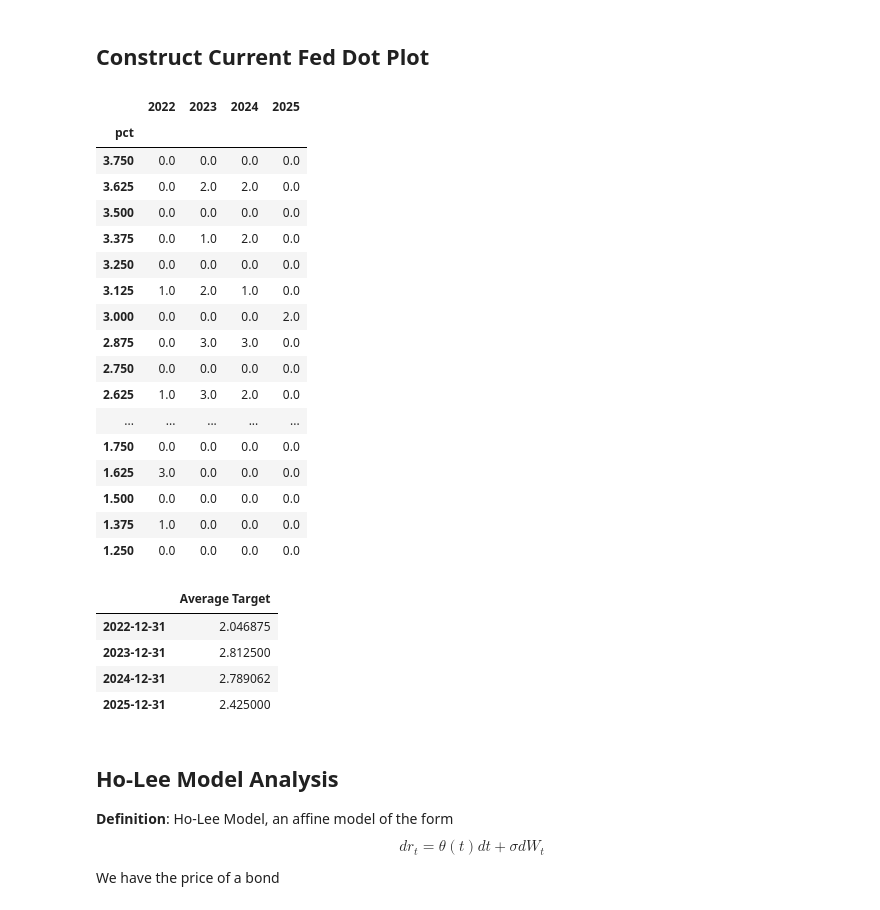
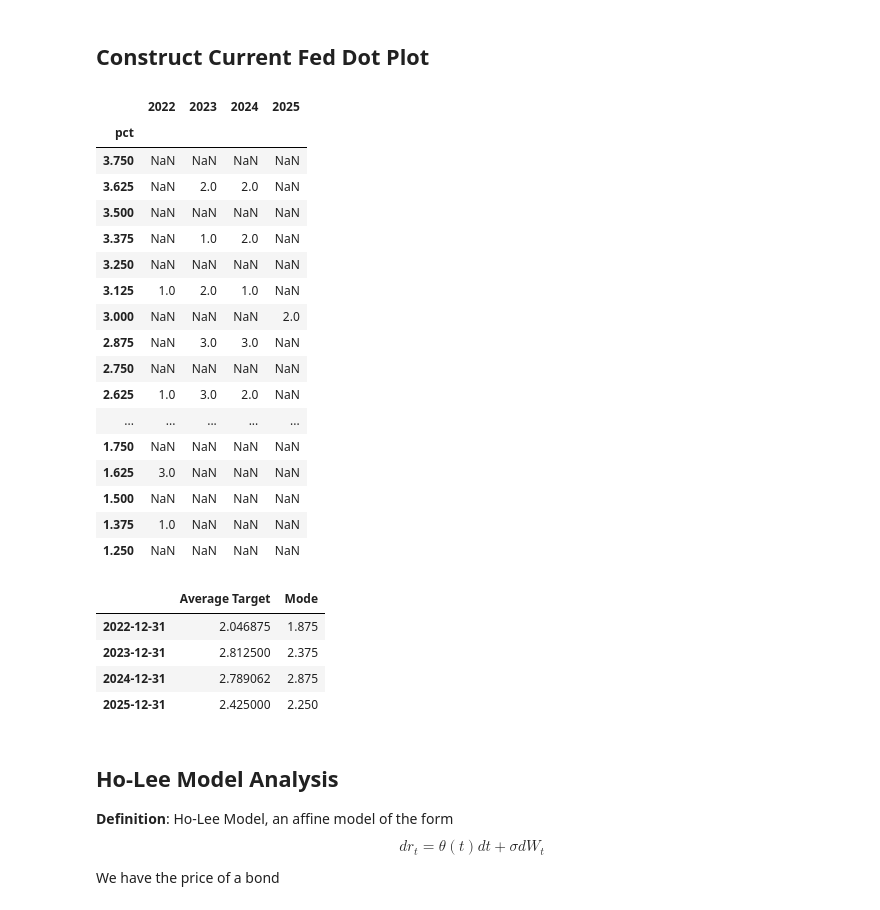
Before and after one commit to jdean53/GeneralWork, a Jupyter notebook: StoCal2/final_project.ipynb, the cells around one changed output. Saved outputs shown, nothing was run; the diff lists cells and outputs as text; code cells hidden in the pictures.

```diff
--- a/StoCal2/final_project.ipynb
+++ b/StoCal2/final_project.ipynb
@@ -88,33 +89,33 @@ Text(0, 0.5, 'Yield (per annum, continuous)')
 # %%
 '''
 Pull Current boxplot data
 ---
 Data saved in excel file but accessed here
 https://www.federalreserve.gov/monetarypolicy/fomcprojtable20220316.htm
 '''
 dot_df = pd.read_excel('Table.xlsx',sheet_name='dots')
 dot_df.columns = ['pct','2022','2023','2024','2025']
-dot_df = dot_df.set_index('pct').fillna(0)
+dot_df = dot_df.set_index('pct')#.fillna(0)
 dot_df
 # %% [output]
 |  | 2022 | 2023 | 2024 | 2025 |
 | pct |  |  |  |  |
-| 3.750 | 0.0 | 0.0 | 0.0 | 0.0 |
-| 3.625 | 0.0 | 2.0 | 2.0 | 0.0 |
-| 3.500 | 0.0 | 0.0 | 0.0 | 0.0 |
-| 3.375 | 0.0 | 1.0 | 2.0 | 0.0 |
-| 3.250 | 0.0 | 0.0 | 0.0 | 0.0 |
-| 3.125 | 1.0 | 2.0 | 1.0 | 0.0 |
-| 3.000 | 0.0 | 0.0 | 0.0 | 2.0 |
-| 2.875 | 0.0 | 3.0 | 3.0 | 0.0 |
-| 2.750 | 0.0 | 0.0 | 0.0 | 0.0 |
-| 2.625 | 1.0 | 3.0 | 2.0 | 0.0 |
+| 3.750 | NaN | NaN | NaN | NaN |
+| 3.625 | NaN | 2.0 | 2.0 | NaN |
+| 3.500 | NaN | NaN | NaN | NaN |
+| 3.375 | NaN | 1.0 | 2.0 | NaN |
+| 3.250 | NaN | NaN | NaN | NaN |
+| 3.125 | 1.0 | 2.0 | 1.0 | NaN |
+| 3.000 | NaN | NaN | NaN | 2.0 |
+| 2.875 | NaN | 3.0 | 3.0 | NaN |
+| 2.750 | NaN | NaN | NaN | NaN |
+| 2.625 | 1.0 | 3.0 | 2.0 | NaN |
 | ... | ... | ... | ... | ... |
-| 1.750 | 0.0 | 0.0 | 0.0 | 0.0 |
-| 1.625 | 3.0 | 0.0 | 0.0 | 0.0 |
-| 1.500 | 0.0 | 0.0 | 0.0 | 0.0 |
-| 1.375 | 1.0 | 0.0 | 0.0 | 0.0 |
-| 1.250 | 0.0 | 0.0 | 0.0 | 0.0 |
+| 1.750 | NaN | NaN | NaN | NaN |
+| 1.625 | 3.0 | NaN | NaN | NaN |
+| 1.500 | NaN | NaN | NaN | NaN |
+| 1.375 | 1.0 | NaN | NaN | NaN |
+| 1.250 | NaN | NaN | NaN | NaN |
 # %%
 '''
 Calculate Average Rate Target by year
@@ -122,13 +123,14 @@ Calculate Average Rate Target by year
 fomc = [(dot_df.index*dot_df[year]).sum() / dot_df[year].sum() for year in dot_df.columns]
 hike_years = [datetime.date(int(year),month=12,day=31) for year in dot_df.columns]
 fomc_df = pd.DataFrame(fomc, hike_years,columns=['Average Target'])
+fomc_df['Mode'] = dot_df.idxmax().to_list()
 fomc_df
 # %% [output]
-|  | Average Target |
-| 2022-12-31 | 2.046875 |
-| 2023-12-31 | 2.812500 |
-| 2024-12-31 | 2.789062 |
-| 2025-12-31 | 2.425000 |
+|  | Average Target | Mode |
+| 2022-12-31 | 2.046875 | 1.875 |
+| 2023-12-31 | 2.812500 | 2.375 |
+| 2024-12-31 | 2.789062 | 2.875 |
+| 2025-12-31 | 2.425000 | 2.250 |
 # %% [markdown]
 ## Ho-Lee Model Analysis
 
```
Also changed, not shown: parts of 9 cells of this notebook, 1 other file.
